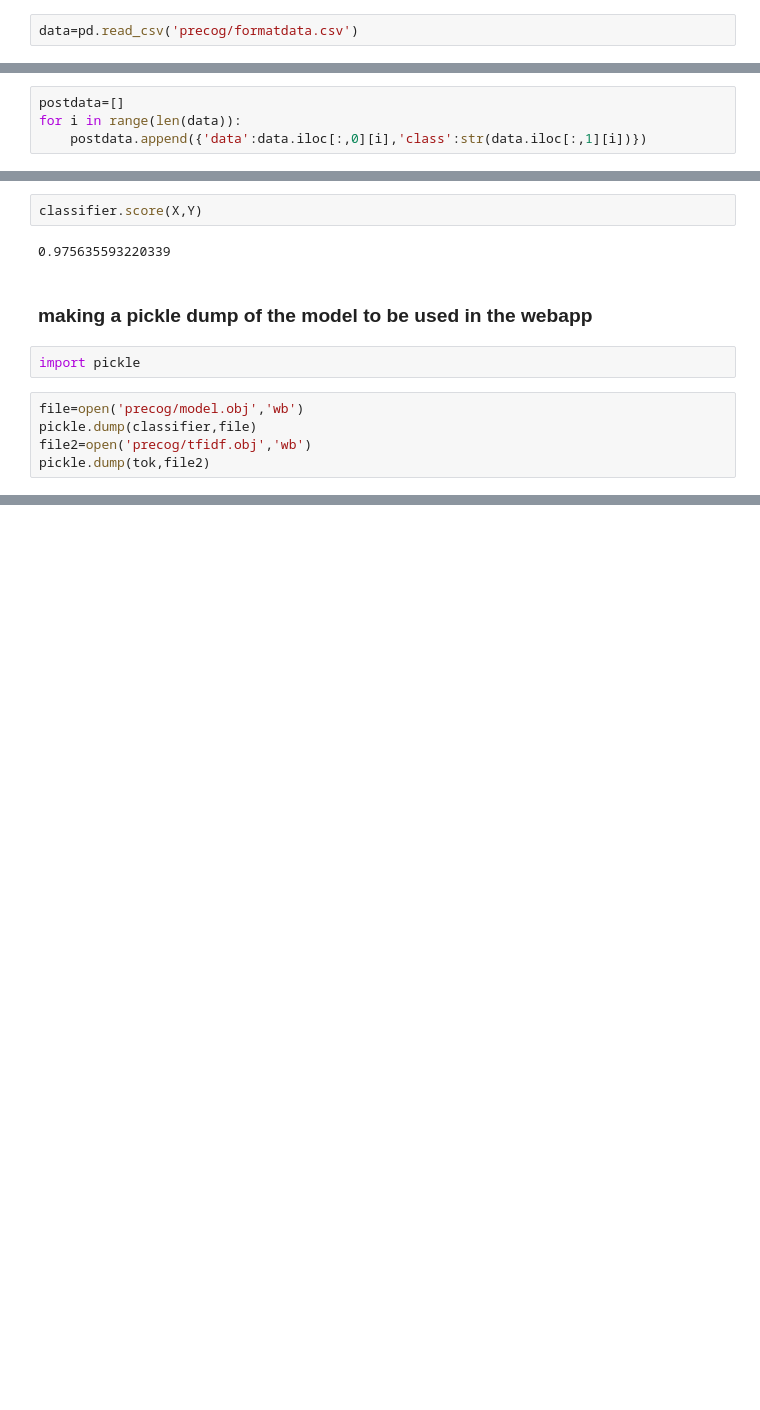
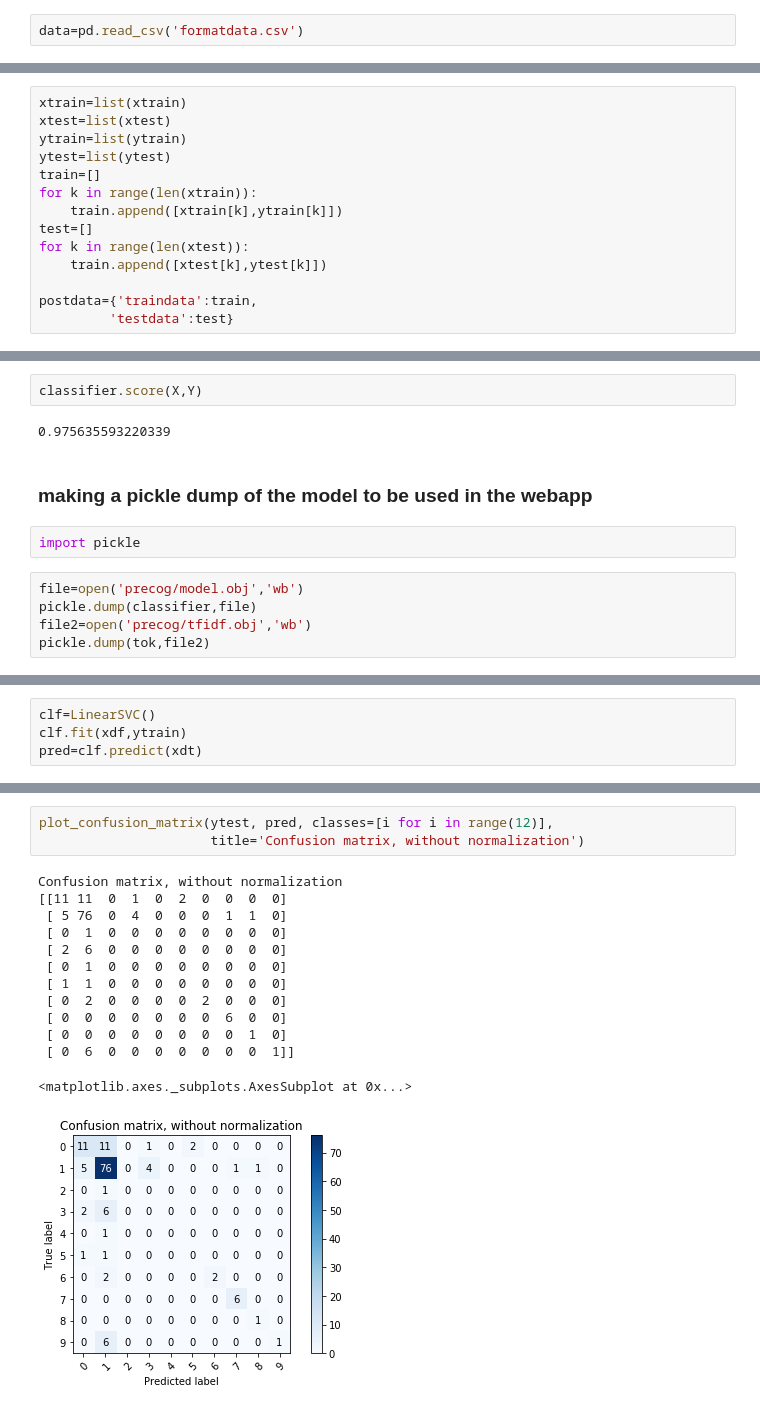
Before and after one commit to dikshantsagar/Precog-Reddit-Flair-Detector, a Jupyter notebook: notebooks/precogmodel.ipynb, the cells around one changed output, grey strips where cells are left out. Cells and saved outputs as stored; diff of their text form; blank space fills up the shorter version.

```diff
--- a/notebooks/precogmodel.ipynb
+++ b/notebooks/precogmodel.ipynb
@@ -52,7 +52,7 @@ data.to_csv('precog/formatdata.csv', sep=',',index=False)
 # %% [markdown]
 ## work on formatted data
 # %%
-data=pd.read_csv('precog/formatdata.csv')
+data=pd.read_csv('formatdata.csv')
 # %%
 data.head()
 # %% [output]
@@ -94,4 +97,0 @@ collection = db['test-collection']
-# %%
-postdata=[]
-for i in range(len(data)):
-    postdata.append({'data':data.iloc[:,0][i],'class':str(data.iloc[:,1][i])})
@@ -100,2 +98,16 @@ postdata[0]
+# %%
+xtrain=list(xtrain)
+xtest=list(xtest)
+ytrain=list(ytrain)
+ytest=list(ytest)
+train=[]
+for k in range(len(xtrain)):
+    train.append([xtrain[k],ytrain[k]])
+test=[]
+for k in range(len(xtest)):
+    train.append([xtest[k],ytest[k]])
+
+postdata={'traindata':train,
+         'testdata':test}
 # %%
 posts = db.posts
@@ -365,0 +378,4 @@ pickle.dump(tok,file2)
+# %%
+clf=LinearSVC()
+clf.fit(xdf,ytrain)
+pred=clf.predict(xdt)
@@ -365,0 +454,17 @@ pickle.dump(tok,file2)
+# %%
+plot_confusion_matrix(ytest, pred, classes=[i for i in range(12)],
+                      title='Confusion matrix, without normalization')
+# %% [output]
+Confusion matrix, without normalization
+[[11 11  0  1  0  2  0  0  0  0]
+ [ 5 76  0  4  0  0  0  1  1  0]
+ [ 0  1  0  0  0  0  0  0  0  0]
+ [ 2  6  0  0  0  0  0  0  0  0]
+ [ 0  1  0  0  0  0  0  0  0  0]
+ [ 1  1  0  0  0  0  0  0  0  0]
+ [ 0  2  0  0  0  0  2  0  0  0]
+ [ 0  0  0  0  0  0  0  6  0  0]
+ [ 0  0  0  0  0  0  0  0  1  0]
+ [ 0  6  0  0  0  0  0  0  0  1]]
+<matplotlib.axes._subplots.AxesSubplot at 0x...>
+[figure, added]
```
Also changed, not shown: parts of 13 cells of this notebook.
